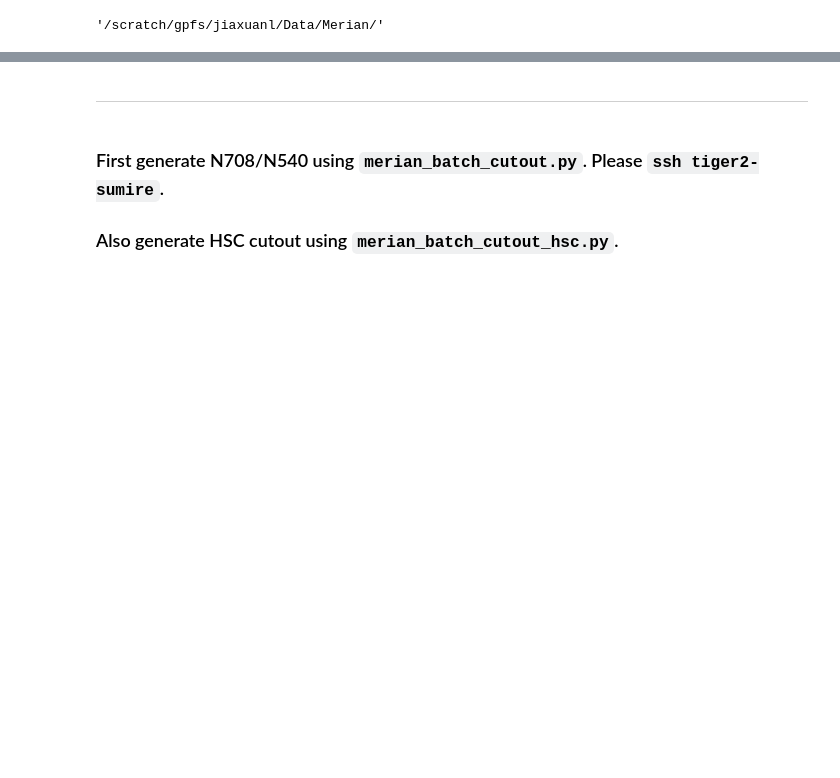
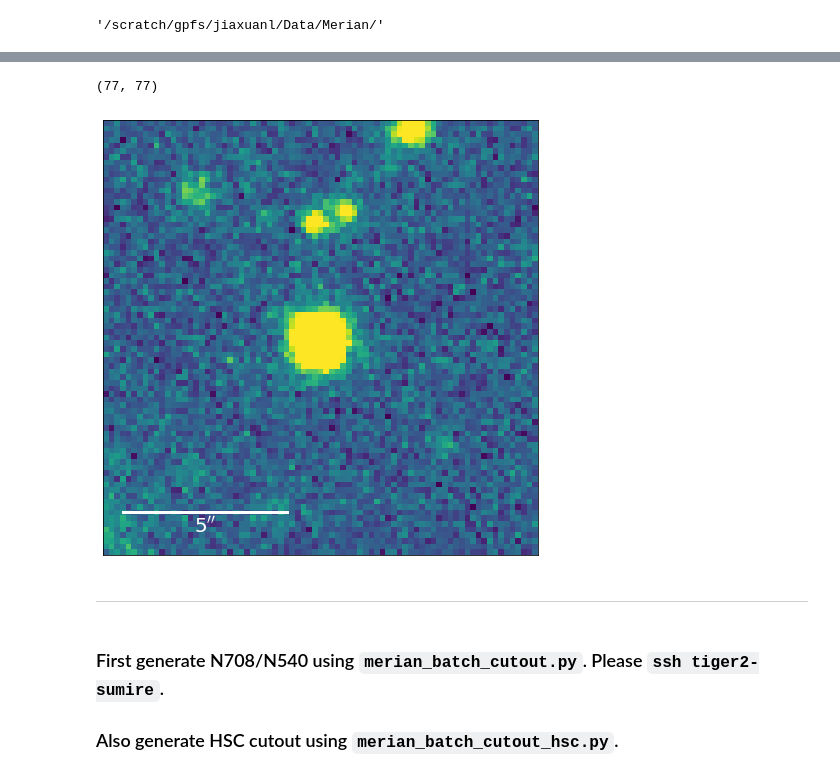
Before and after one commit to MerianSurvey/lambo, a Jupyter notebook: notebooks/stars/debug-Merian-raw-data-process-stars.ipynb, the cells around one changed output, grey strips where cells are left out. Drawn from its saved outputs; the diff is of its cells as text; code cells hidden in the pictures; blank space fills up the shorter version.

```diff
--- a/notebooks/stars/debug-Merian-raw-data-process-stars.ipynb
+++ b/notebooks/stars/debug-Merian-raw-data-process-stars.ipynb
@@ -56,3 +69,10 @@ obj_cat[:500].write('./Cutout/stars/stars_obj_cat_joint.fits', overwrite=True)
+# %%
+hdu = fits.open('./Cutout/stars/1/1832/stars_1832_N708_deepCoadd_calexp.fits')
+print(hdu[1].data.shape)
+display_single(hdu[1].data);
+# %% [output]
+(77, 77)
+[figure, added]
 # %% [markdown]
 ---
 # %% [markdown]
```
Also changed, not shown: parts of 6 cells of this notebook, 13 other files.
